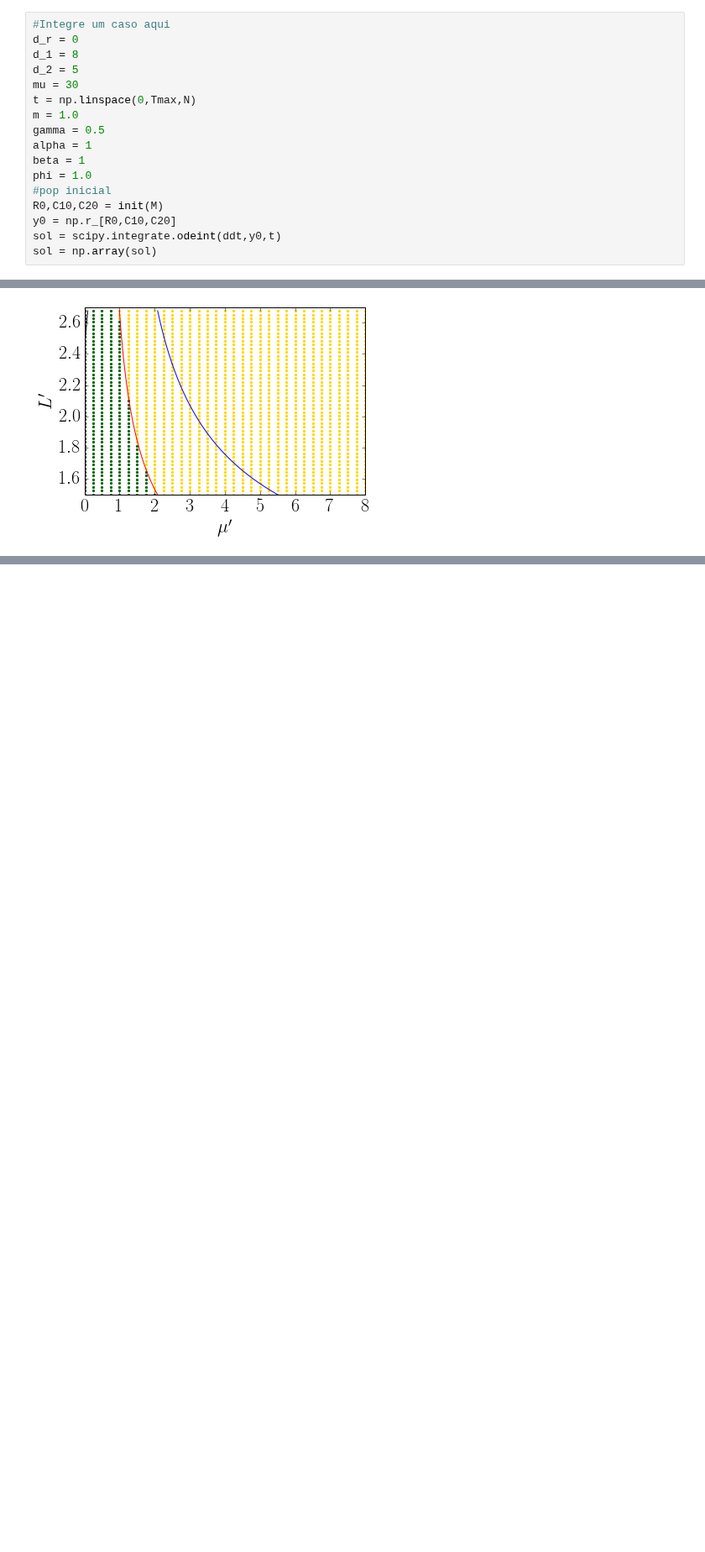
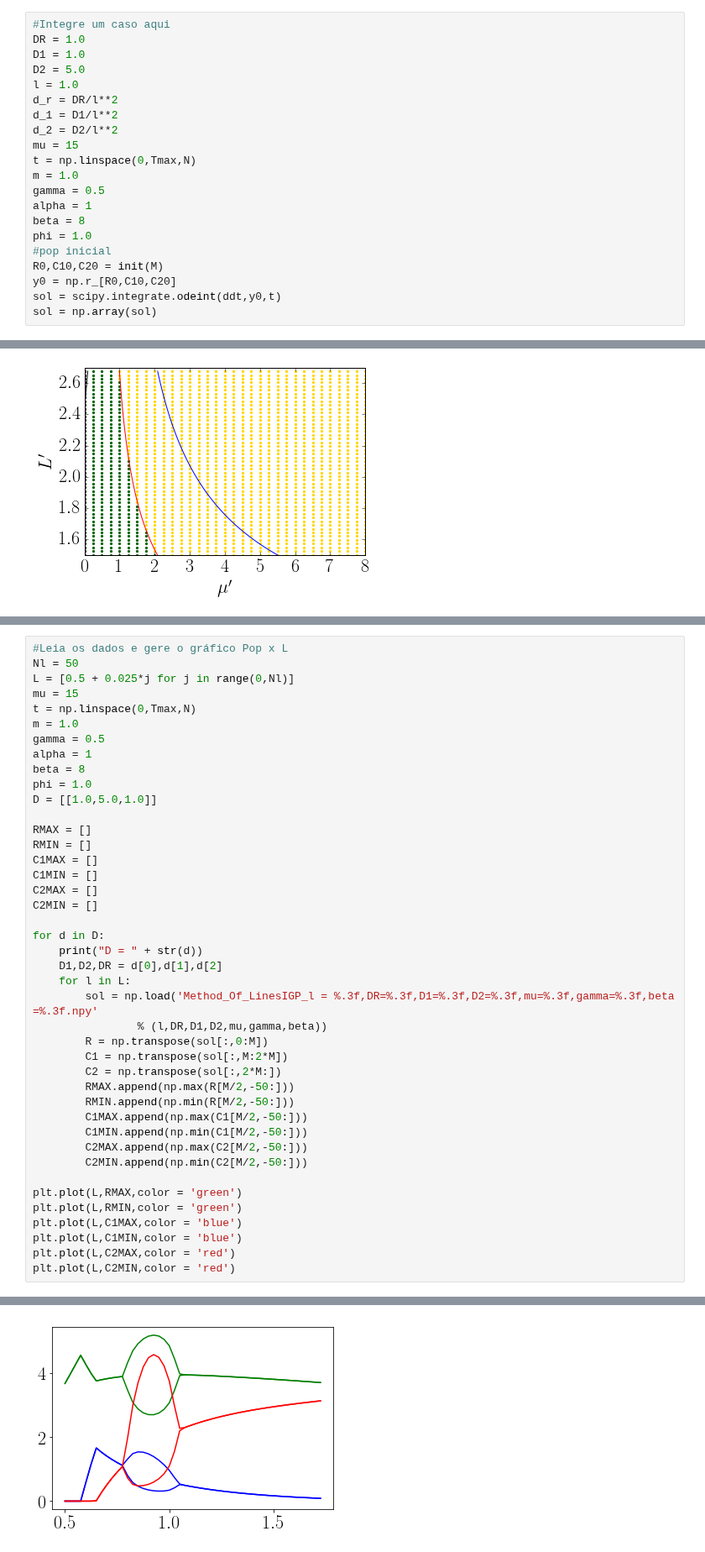
Before and after one commit to reand705/IGP, a Jupyter notebook: Method_Of_LinesIGP.ipynb, the cells around one changed output, grey strips where cells are left out. Shown at 84% size. Cells and saved outputs as stored; diff of their text form; blank space fills up the shorter version.

```diff
--- a/Method_Of_LinesIGP.ipynb
+++ b/Method_Of_LinesIGP.ipynb
@@ -223,15 +223,19 @@ def Lc():
     return np.sqrt((D2/m - D1*gamma)*1/(gamma - 1))
 # %%
 #Integre um caso aqui
-d_r = 0
-d_1 = 8
-d_2 = 5
-mu = 30
+DR = 1.0
+D1 = 1.0
+D2 = 5.0
+l = 1.0
+d_r = DR/l**2
+d_1 = D1/l**2
+d_2 = D2/l**2
+mu = 15
 t = np.linspace(0,Tmax,N)
 m = 1.0
 gamma = 0.5
 alpha = 1
-beta = 1
+beta = 8
 phi = 1.0
 #pop inicial
 R0,C10,C20 = init(M)
@@ -554,0 +576,43 @@ plt.ylabel(r"$L'$")
+# %%
+#Leia os dados e gere o gráfico Pop x L
+Nl = 50
+L = [0.5 + 0.025*j for j in range(0,Nl)]
+mu = 15
+t = np.linspace(0,Tmax,N)
+m = 1.0
+gamma = 0.5
+alpha = 1
+beta = 8
+phi = 1.0
+D = [[1.0,5.0,1.0]]
+
+RMAX = []
+RMIN = []
+C1MAX = []
+C1MIN = []
+C2MAX = []
+C2MIN = []
+
+for d in D:
+    print("D = " + str(d))
+    D1,D2,DR = d[0],d[1],d[2]
+    for l in L:
+        sol = np.load('Method_Of_LinesIGP_l = %.3f,DR=%.3f,D1=%.3f,D2=%.3f,mu=%.3f,gamma=%.3f,beta =%.3f.npy'
+                % (l,DR,D1,D2,mu,gamma,beta))
+        R = np.transpose(sol[:,0:M])
+        C1 = np.transpose(sol[:,M:2*M])
+        C2 = np.transpose(sol[:,2*M:])
+        RMAX.append(np.max(R[M/2,-50:]))
+        RMIN.append(np.min(R[M/2,-50:]))
+        C1MAX.append(np.max(C1[M/2,-50:]))
+        C1MIN.append(np.min(C1[M/2,-50:]))
+        C2MAX.append(np.max(C2[M/2,-50:]))
+        C2MIN.append(np.min(C2[M/2,-50:]))
+
+plt.plot(L,RMAX,color = 'green')
+plt.plot(L,RMIN,color = 'green')
+plt.plot(L,C1MAX,color = 'blue')
+plt.plot(L,C1MIN,color = 'blue')
+plt.plot(L,C2MAX,color = 'red')
+plt.plot(L,C2MIN,color = 'red')
+# %% [output]
@@ -554,0 +621 @@ plt.ylabel(r"$L'$")
+[figure, added]
```
Also changed, not shown: parts of 6 cells of this notebook, 2 other files.
